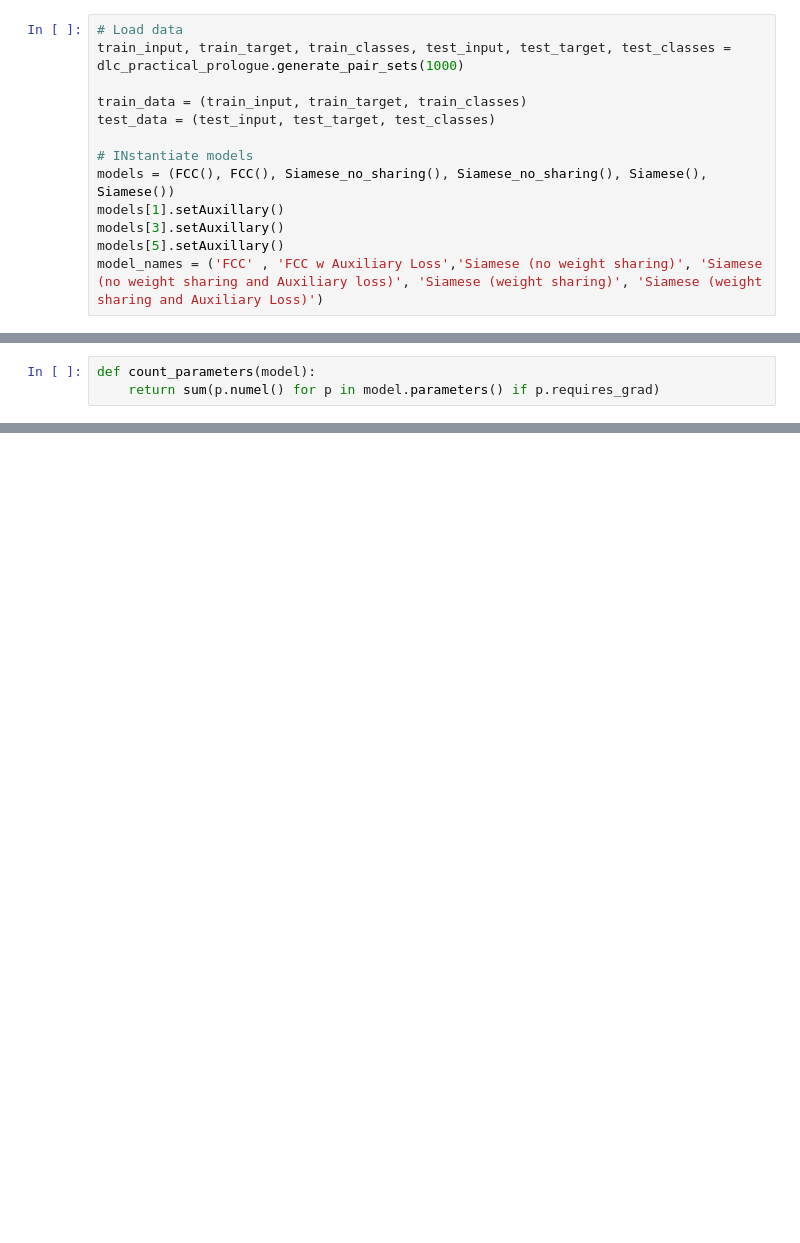
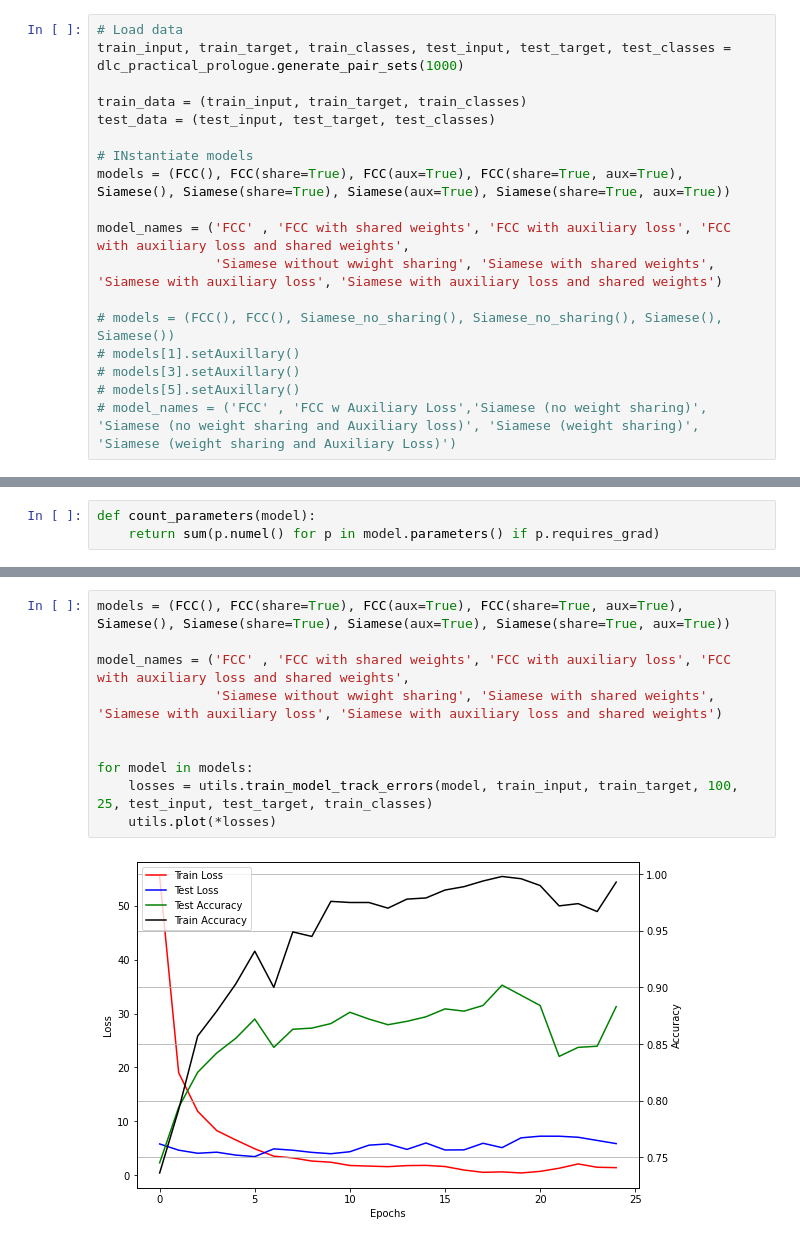
Before and after one commit to dexdx/DL_Projects, a Jupyter notebook: project_1.ipynb, the cells around one changed output, grey strips where cells are left out. Saved outputs shown, nothing was run; the diff lists cells and outputs as text; blank space fills up the shorter version.

Commit message:
Added share parameter in models, changed to Adam

```diff
--- a/project_1.ipynb
+++ b/project_1.ipynb
@@ -18,11 +20,16 @@ train_data = (train_input, train_target, train_classes)
 test_data = (test_input, test_target, test_classes)
 
 # INstantiate models
-models = (FCC(), FCC(), Siamese_no_sharing(), Siamese_no_sharing(), Siamese(), Siamese())
-models[1].setAuxillary()
-models[3].setAuxillary()
-models[5].setAuxillary()
-model_names = ('FCC' , 'FCC w Auxiliary Loss','Siamese (no weight sharing)', 'Siamese (no weight sharing and Auxiliary loss)', 'Siamese (weight sharing)', 'Siamese (weight sharing and Auxiliary Loss)')
+models = (FCC(), FCC(share=True), FCC(aux=True), FCC(share=True, aux=True), Siamese(), Siamese(share=True), Siamese(aux=True), Siamese(share=True, aux=True))
+
+model_names = ('FCC' , 'FCC with shared weights', 'FCC with auxiliary loss', 'FCC with auxiliary loss and shared weights',
+               'Siamese without wwight sharing', 'Siamese with shared weights', 'Siamese with auxiliary loss', 'Siamese with auxiliary loss and shared weights')
+
+# models = (FCC(), FCC(), Siamese_no_sharing(), Siamese_no_sharing(), Siamese(), Siamese())
+# models[1].setAuxillary()
+# models[3].setAuxillary()
+# models[5].setAuxillary()
+# model_names = ('FCC' , 'FCC w Auxiliary Loss','Siamese (no weight sharing)', 'Siamese (no weight sharing and Auxiliary loss)', 'Siamese (weight sharing)', 'Siamese (weight sharing and Auxiliary Loss)')
 # %%
 def evaluate_all(models, model_names, train_data, test_data, batch_size=100, rounds=10, epochs=25):
     '''
@@ -97,0 +124,12 @@ for model in models:
+# %%
+models = (FCC(), FCC(share=True), FCC(aux=True), FCC(share=True, aux=True), Siamese(), Siamese(share=True), Siamese(aux=True), Siamese(share=True, aux=True))
+
+model_names = ('FCC' , 'FCC with shared weights', 'FCC with auxiliary loss', 'FCC with auxiliary loss and shared weights',
+               'Siamese without wwight sharing', 'Siamese with shared weights', 'Siamese with auxiliary loss', 'Siamese with auxiliary loss and shared weights')
+
+
+for model in models:
+    losses = utils.train_model_track_errors(model, train_input, train_target, 100, 25, test_input, test_target, train_classes)
+    utils.plot(*losses)
+# %% [output]
+[figure, added]
```
Also changed, not shown: parts of 6 cells of this notebook, 2 other files.
